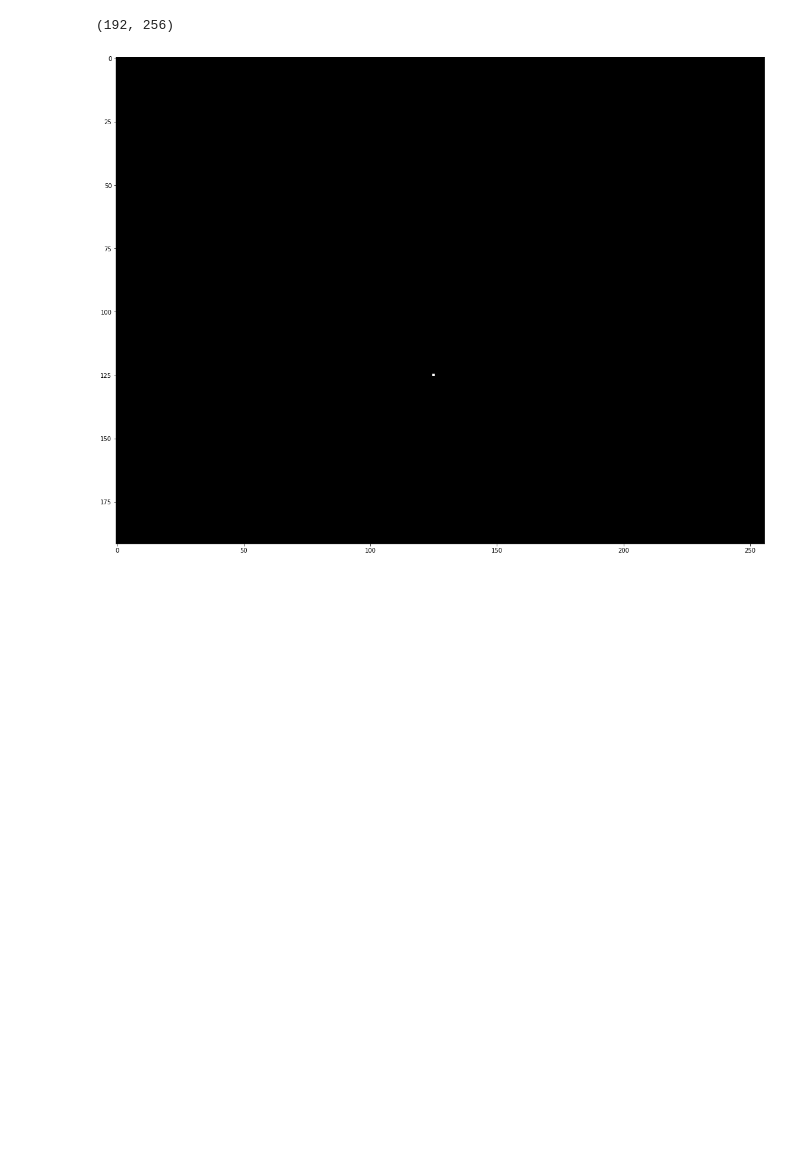
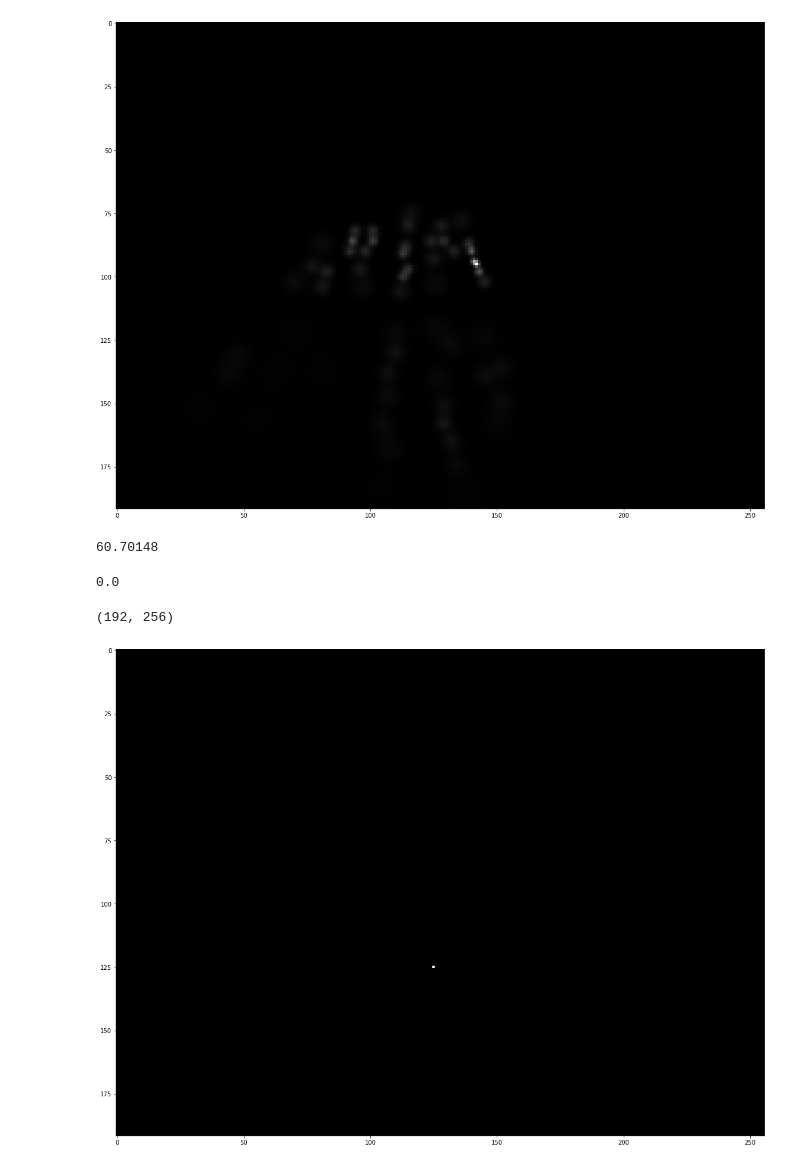
Before and after one commit to Baticsute/vietnamese-traffic-density-estimation-with-dots-enhanced, a Jupyter notebook: test1.ipynb, the cells around one changed output. Cells and saved outputs as stored; diff of their text form; code cells hidden in the pictures; blank space fills up the shorter version.

```diff
--- a/test1.ipynb
+++ b/test1.ipynb
@@ -10,0 +84,2 @@ from skimage.transform import resize
+# %%
+test_mask = train_mask[1]
@@ -11,3 +92,17 @@ from skimage.transform import resize
+# %%
+plt.figure(figsize=(30, 15))
+plt.imshow(test_mask, cmap='gray')
+plt.show()
+# %% [output]
+[figure, added]
+# %%
+np.sum(test_mask)
+# %% [output]
+60.70148
+# %%
+test_mask.min()
+# %% [output]
+0.0
 # %%
 mask_size = (192, 256)
 mask = np.zeros(mask_size)
```
Also changed, not shown: parts of 11 cells of this notebook, 6 other files.
